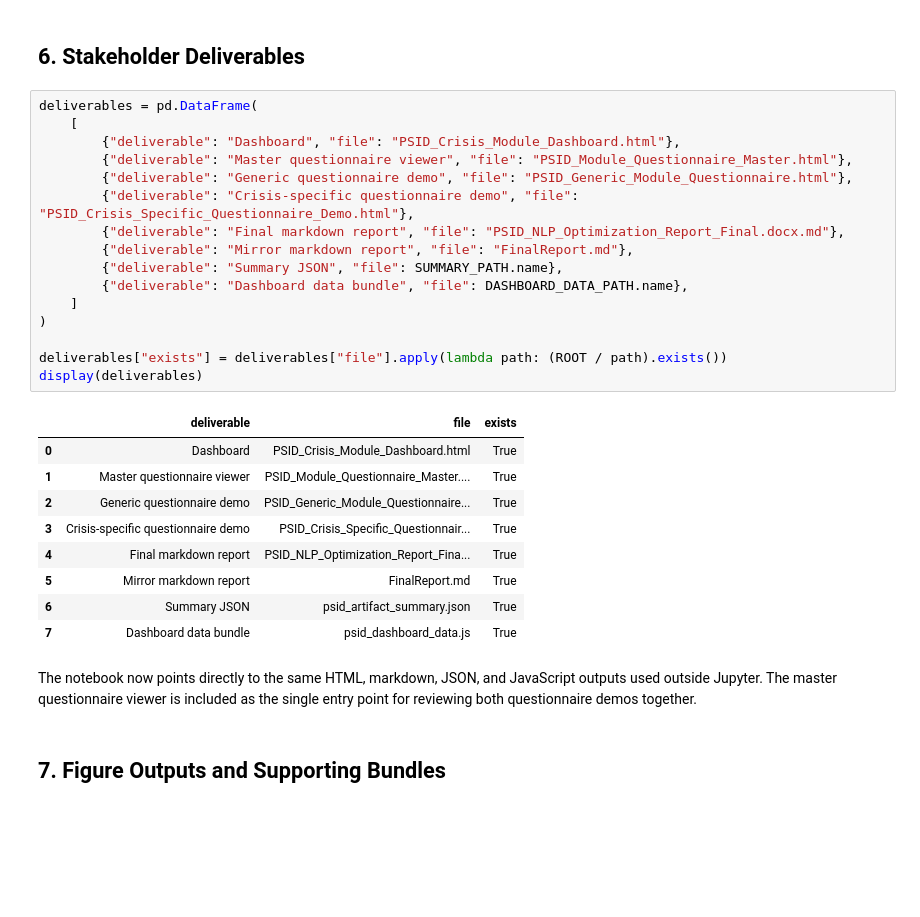
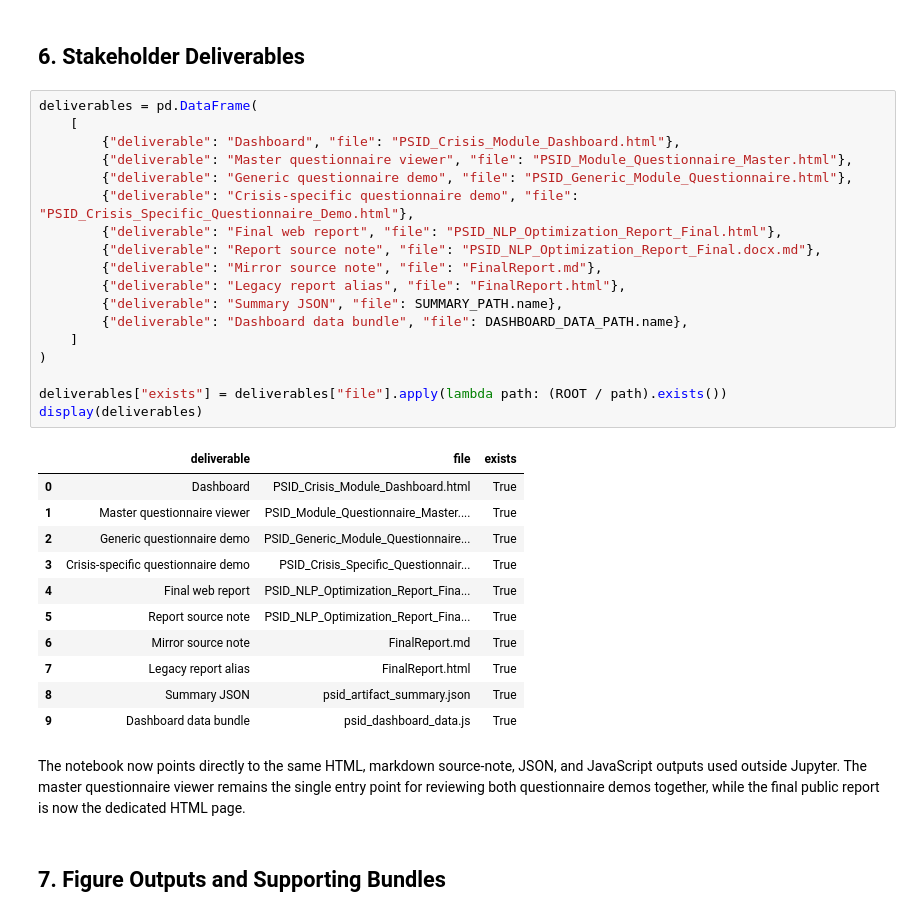
Before and after one commit to namo507/Team-PSID, a Jupyter notebook: PSID_NLP_Crisis_Module_Final.ipynb, the cells around one changed output. Cells and saved outputs as stored; diff of their text form; blank space fills up the shorter version.

```diff
--- a/PSID_NLP_Crisis_Module_Final.ipynb
+++ b/PSID_NLP_Crisis_Module_Final.ipynb
@@ -244,31 +244,35 @@ Trauma / Health, Employment, Government Aid, and Housing / Shelter dominate the
 # %%
 deliverables = pd.DataFrame(
     [
         {"deliverable": "Dashboard", "file": "PSID_Crisis_Module_Dashboard.html"},
         {"deliverable": "Master questionnaire viewer", "file": "PSID_Module_Questionnaire_Master.html"},
         {"deliverable": "Generic questionnaire demo", "file": "PSID_Generic_Module_Questionnaire.html"},
         {"deliverable": "Crisis-specific questionnaire demo", "file": "PSID_Crisis_Specific_Questionnaire_Demo.html"},
-        {"deliverable": "Final markdown report", "file": "PSID_NLP_Optimization_Report_Final.docx.md"},
-        {"deliverable": "Mirror markdown report", "file": "FinalReport.md"},
+        {"deliverable": "Final web report", "file": "PSID_NLP_Optimization_Report_Final.html"},
+        {"deliverable": "Report source note", "file": "PSID_NLP_Optimization_Report_Final.docx.md"},
+        {"deliverable": "Mirror source note", "file": "FinalReport.md"},
+        {"deliverable": "Legacy report alias", "file": "FinalReport.html"},
         {"deliverable": "Summary JSON", "file": SUMMARY_PATH.name},
         {"deliverable": "Dashboard data bundle", "file": DASHBOARD_DATA_PATH.name},
     ]
 )
 
 deliverables["exists"] = deliverables["file"].apply(lambda path: (ROOT / path).exists())
 display(deliverables)
 # %% [output]
 |  | deliverable | file | exists |
 | 0 | Dashboard | PSID_Crisis_Module_Dashboard.html | True |
 | 1 | Master questionnaire viewer | PSID_Module_Questionnaire_Master.... | True |
 | 2 | Generic questionnaire demo | PSID_Generic_Module_Questionnaire... | True |
 | 3 | Crisis-specific questionnaire demo | PSID_Crisis_Specific_Questionnair... | True |
-| 4 | Final markdown report | PSID_NLP_Optimization_Report_Fina... | True |
-| 5 | Mirror markdown report | FinalReport.md | True |
-| 6 | Summary JSON | psid_artifact_summary.json | True |
-| 7 | Dashboard data bundle | psid_dashboard_data.js | True |
+| 4 | Final web report | PSID_NLP_Optimization_Report_Fina... | True |
+| 5 | Report source note | PSID_NLP_Optimization_Report_Fina... | True |
+| 6 | Mirror source note | FinalReport.md | True |
+| 7 | Legacy report alias | FinalReport.html | True |
+| 8 | Summary JSON | psid_artifact_summary.json | True |
+| 9 | Dashboard data bundle | psid_dashboard_data.js | True |
 # %% [markdown]
-The notebook now points directly to the same HTML, markdown, JSON, and JavaScript outputs used outside Jupyter. The master questionnaire viewer is included as the single entry point for reviewing both questionnaire demos together.
+The notebook now points directly to the same HTML, markdown source-note, JSON, and JavaScript outputs used outside Jupyter. The master questionnaire viewer remains the single entry point for reviewing both questionnaire demos together, while the final public report is now the dedicated HTML page.
 # %% [markdown]
 ## 7. Figure Outputs and Supporting Bundles
 # %%
```
Also changed, not shown: 6 other files.
